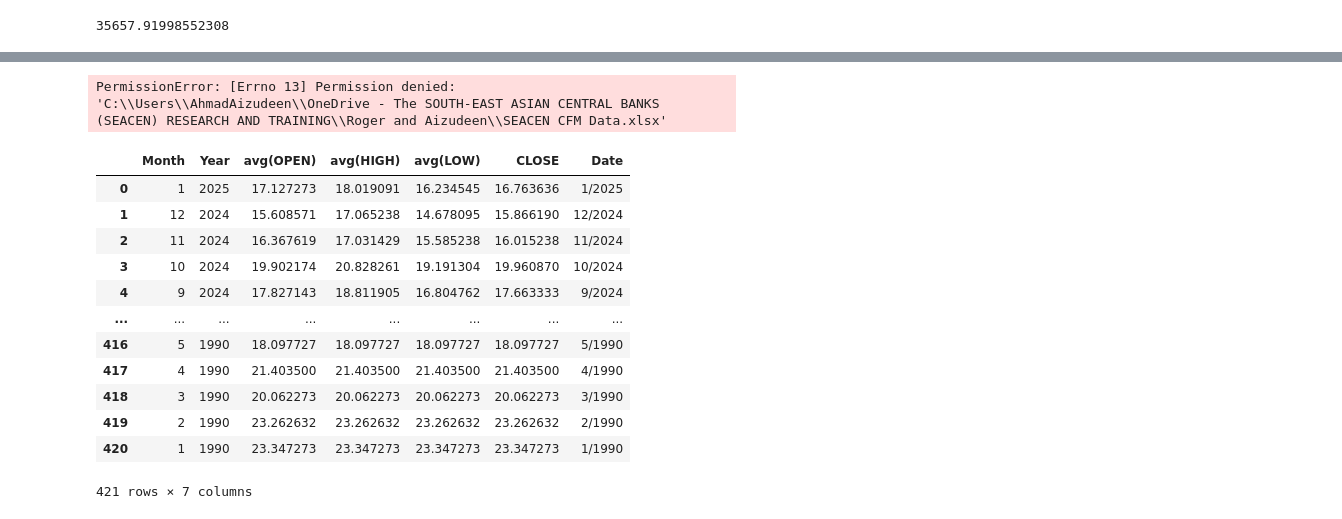
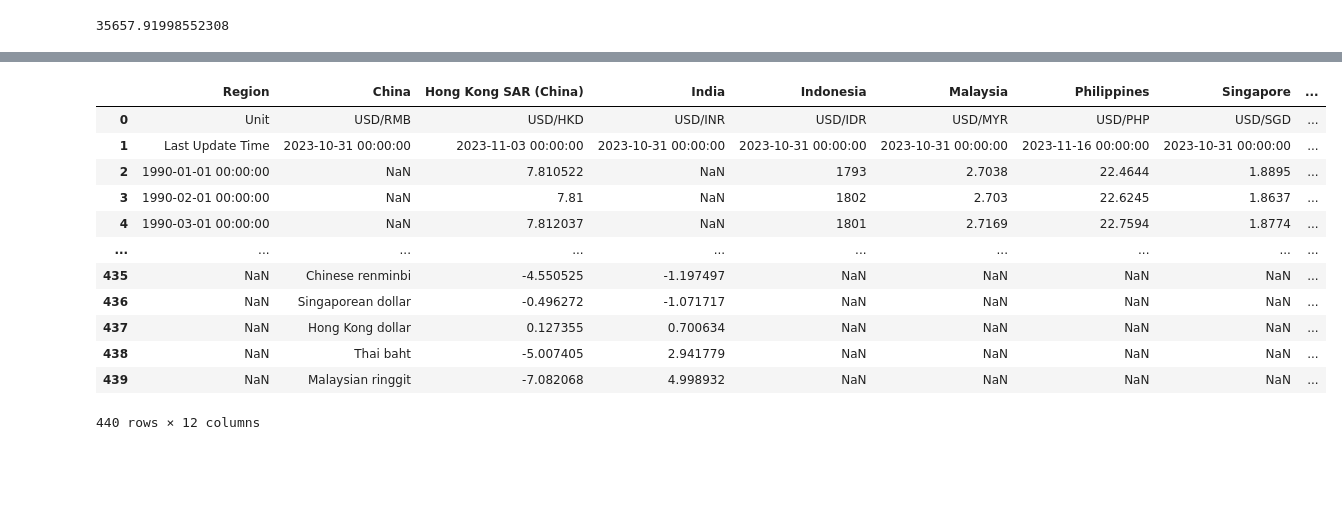
Before and after one commit to aizudeen11/cfm-nlp, a Jupyter notebook: webscrap.ipynb, the cells around one changed output, grey strips where cells are left out. Saved outputs shown, nothing was run; the diff lists cells and outputs as text; code cells hidden in the pictures; blank space fills up the shorter version.

```diff
--- a/webscrap.ipynb
+++ b/webscrap.ipynb
@@ -204,25 +256,20 @@ print(total)
 # %%
 import pandas as pd
 
-df = pd.read_excel(r"C:\Users\AhmadAizudeen\OneDrive - The SOUTH-EAST ASIAN CENTRAL BANKS (SEACEN) RESEARCH AND TRAINING\Roger and Aizudeen\SEACEN CFM Data.xlsx",sheet_name=5)
+df = pd.read_excel(r"C:\Users\AhmadAizudeen\OneDrive - The SOUTH-EAST ASIAN CENTRAL BANKS (SEACEN) RESEARCH AND TRAINING\Capital Flow Monitor\SEACEN CFM January 2025\edited files\Data\Section 1 Charts.xlsx", sheet_name=3, header=1)
+df = df.iloc[:,:12]
 df
 # %% [output]
+|  | Region | China | Hong Kong SAR (China) | India | Indonesia | Malaysia | Philippines | Singapore | ... |
+| 0 | Unit | USD/RMB | USD/HKD | USD/INR | USD/IDR | USD/MYR | USD/PHP | USD/SGD | ... |
+| 1 | Last Update Time | 2023-10-31 00:00:00 | 2023-11-03 00:00:00 | 2023-10-31 00:00:00 | 2023-10-31 00:00:00 | 2023-10-31 00:00:00 | 2023-11-16 00:00:00 | 2023-10-31 00:00:00 | ... |
+| 2 | 1990-01-01 00:00:00 | NaN | 7.810522 | NaN | 1793 | 2.7038 | 22.4644 | 1.8895 | ... |
+| 3 | 1990-02-01 00:00:00 | NaN | 7.81 | NaN | 1802 | 2.703 | 22.6245 | 1.8637 | ... |
+| 4 | 1990-03-01 00:00:00 | NaN | 7.812037 | NaN | 1801 | 2.7169 | 22.7594 | 1.8774 | ... |
+| ... | ... | ... | ... | ... | ... | ... | ... | ... | ... |
+| 435 | NaN | Chinese renminbi | -4.550525 | -1.197497 | NaN | NaN | NaN | NaN | ... |
+| 436 | NaN | Singaporean dollar | -0.496272 | -1.071717 | NaN | NaN | NaN | NaN | ... |
+| 437 | NaN | Hong Kong dollar | 0.127355 | 0.700634 | NaN | NaN | NaN | NaN | ... |
+| 438 | NaN | Thai baht | -5.007405 | 2.941779 | NaN | NaN | NaN | NaN | ... |
+| 439 | NaN | Malaysian ringgit | -7.082068 | 4.998932 | NaN | NaN | NaN | NaN | ... |
-PermissionError: [Errno 13] Permission denied: 'C:\\Users\\AhmadAizudeen\\OneDrive - The SOUTH-EAST ASIAN CENTRAL BANKS (SEACEN) RESEARCH AND TRAINING\\Roger and Aizudeen\\SEACEN CFM Data.xlsx'
+440 rows × 12 columns
-# %%
-df['Date'] = df['Month'].astype(str) + '/' + df['Year'].astype(str)
-df = df.rename(columns={'avg(CLOSE)': 'CLOSE'})
-df
-# %% [output]
-|  | Month | Year | avg(OPEN) | avg(HIGH) | avg(LOW) | CLOSE | Date |
-| 0 | 1 | 2025 | 17.127273 | 18.019091 | 16.234545 | 16.763636 | 1/2025 |
-| 1 | 12 | 2024 | 15.608571 | 17.065238 | 14.678095 | 15.866190 | 12/2024 |
-| 2 | 11 | 2024 | 16.367619 | 17.031429 | 15.585238 | 16.015238 | 11/2024 |
-| 3 | 10 | 2024 | 19.902174 | 20.828261 | 19.191304 | 19.960870 | 10/2024 |
-| 4 | 9 | 2024 | 17.827143 | 18.811905 | 16.804762 | 17.663333 | 9/2024 |
-| ... | ... | ... | ... | ... | ... | ... | ... |
-| 416 | 5 | 1990 | 18.097727 | 18.097727 | 18.097727 | 18.097727 | 5/1990 |
-| 417 | 4 | 1990 | 21.403500 | 21.403500 | 21.403500 | 21.403500 | 4/1990 |
-| 418 | 3 | 1990 | 20.062273 | 20.062273 | 20.062273 | 20.062273 | 3/1990 |
-| 419 | 2 | 1990 | 23.262632 | 23.262632 | 23.262632 | 23.262632 | 2/1990 |
-| 420 | 1 | 1990 | 23.347273 | 23.347273 | 23.347273 | 23.347273 | 1/1990 |
-421 rows × 7 columns
```
Also changed, not shown: parts of 13 cells of this notebook, 2 other files.
